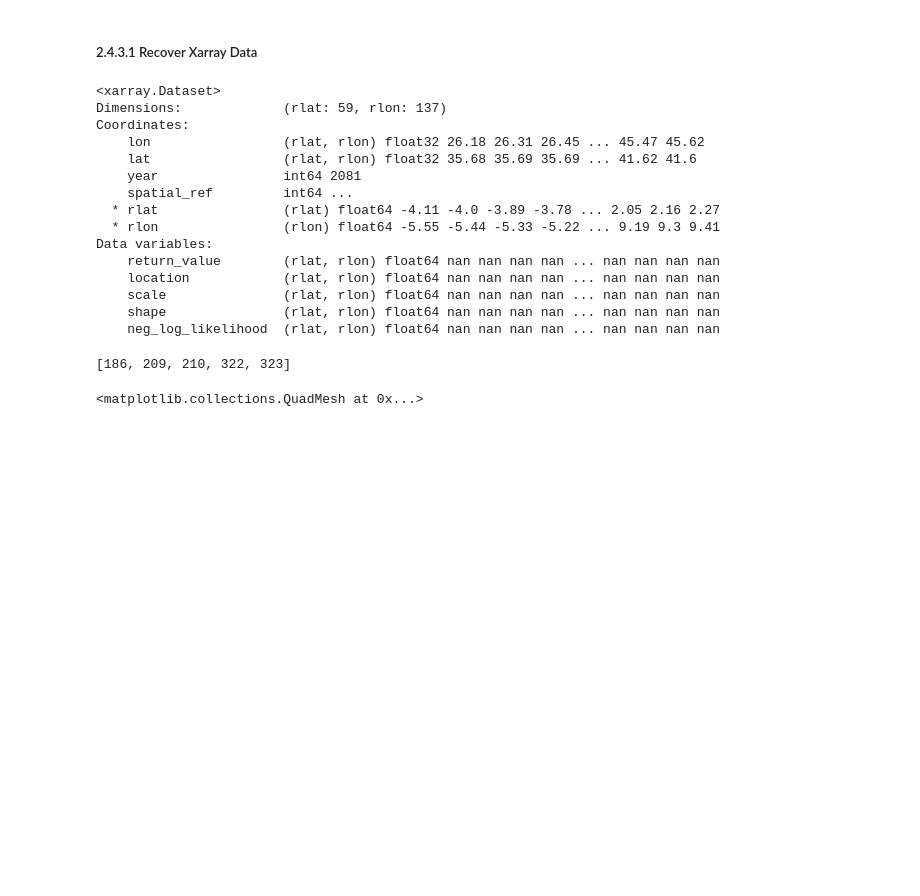
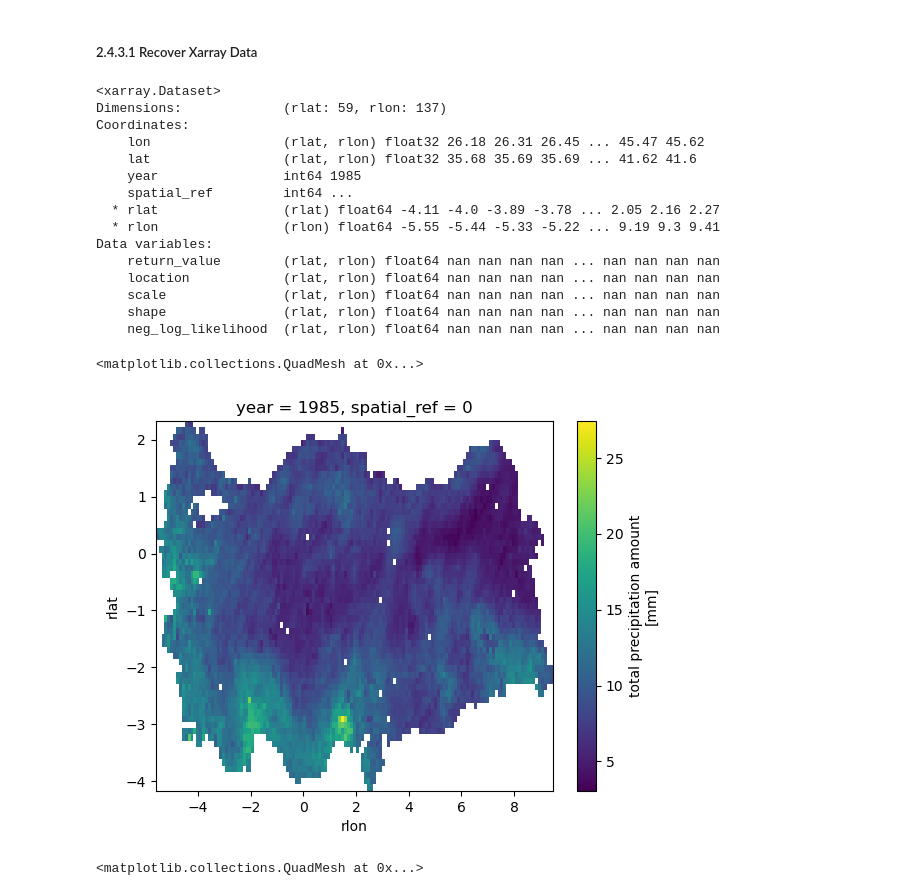
Before and after one commit to donmezkutay/msc-thesis-codes, a Jupyter notebook: BC_gev.ipynb, the cells around one changed output. Saved outputs shown, nothing was run; the diff lists cells and outputs as text; code cells hidden in the pictures; blank space fills up the shorter version.

Commit message:
#nonstationary with 40 years

```diff
--- a/BC_gev.ipynb
+++ b/BC_gev.ipynb
@@ -162,6 +162,7 @@ idx_cosmo = xr.open_dataset(fr"{path_save}/cosmo/BC/BC_{bias_algo}_Tr011_MPI_RF_
 # %%
 # covariate years
 years = idx_cosmo.year.values
+years = np.concatenate((years, np.arange(2006, 2027))) # duplicate for now
 
 # get the attributes in a dict
 indice_attrs = idx_cosmo.attrs
@@ -201,6 +216,8 @@ idx_cosmo.max(dim='year').plot()
 ### 2.3 Prepare Xarray Data to GEV model
 # %%
 dt_test, dt_test_pd, nonan_grids = prepare_xarray_to_gev(idx_cosmo)
+# %%
+dt_test_pd_extend = pd.concat([dt_test_pd*2]*2, ignore_index=True) # Ignores the index
 # %%
 np.shape(dt_test)
 # %% [output]
@@ -395,11 +409,11 @@ def fit_nonstationary_gev_model(data, grid, return_period):
     #return gev_data_reshape
 
     # fit gev model
-    stationary_model = climextremes.fit_gev(y=gev_data_reshape,
+    nonstationary_model = climextremes.fit_gev(y=gev_data_reshape,
                                             x=years,
                                             returnPeriod = return_period,
                                             locationFun = 1,
-                                            scaleFun = 1,
+                                            #scaleFun = 1,
                                             getParams = True,
                                             getFit = True,
                                            #optimArgs = {'method': 'BFGS'},
@@ -407,12 +421,12 @@ def fit_nonstationary_gev_model(data, grid, return_period):
                                            #bootSE = True
                                              )
     location = inverse_transform_gev_data(gev_data_reshape_fit,
-                                          stationary_model['mle'][0])
-    scale = stationary_model['mle'][1]
-    shape = stationary_model['mle'][2]
+                                          nonstationary_model['mle'][0])
+    scale = nonstationary_model['mle'][1]
+    shape = nonstationary_model['mle'][2]
     return_value = inverse_transform_gev_data(gev_data_reshape_fit,
-                                              stationary_model['returnValue'].mean())
-    neg_log_likelihood = stationary_model['nllh'][0]
+                                              nonstationary_model['returnValue'].mean())
+    neg_log_likelihood = nonstationary_model['nllh'][0]
 
     return location, scale, shape, return_value, neg_log_likelihood
 # %%
@@ -422,8 +436,8 @@ def fit_nonstationary_gev_model(data, grid, return_period):
 # introduce parameters
 return_period = 20 # years
 num_param = 5
-num_year = np.shape(dt_test_pd)[0]
-num_grid = np.shape(dt_test_pd)[1]
+num_year = np.shape(dt_test_pd_extend)[0]
+num_grid = np.shape(dt_test_pd_extend)[1]
 
 # in order: location, scale, shape, return_value, neg_log_likelihood
 parameter_array = pd.DataFrame(index = np.arange(num_param),
@@ -435,7 +449,7 @@ for grid in nonan_grids:
 
     # fit stationary gev model
     try:
-        gev = fit_nonstationary_gev_model(dt_test_pd,
+        gev = fit_nonstationary_gev_model(dt_test_pd_extend,
                           grid,
                           return_period,
                          )
@@ -584,7 +598,7 @@ Dimensions:             (rlat: 59, rlon: 137)
 Coordinates:
     lon                 (rlat, rlon) float32 26.18 26.31 26.45 ... 45.47 45.62
     lat                 (rlat, rlon) float32 35.68 35.69 35.69 ... 41.62 41.6
-    year                int64 2081
+    year                int64 1985
     spatial_ref         int64 ...
   * rlat                (rlat) float64 -4.11 -4.0 -3.89 -3.78 ... 2.05 2.16 2.27
   * rlon                (rlon) float64 -5.55 -5.44 -5.33 -5.22 ... 9.19 9.3 9.41
@@ -595,9 +609,11 @@ Data variables:
     shape               (rlat, rlon) float64 nan nan nan nan ... nan nan nan nan
     neg_log_likelihood  (rlat, rlon) float64 nan nan nan nan ... nan nan nan nan
 # %%
-error_array[:5]
+# with 42 data synthetic
+dt_nonstationary_recover_unstack['return_value'].plot()
 # %% [output]
-[186, 209, 210, 322, 323]
+<matplotlib.collections.QuadMesh at 0x...>
+[figure, added]
 # %%
 dt_nonstationary_recover_unstack['return_value'].plot()
 # %% [output]
```
Also changed, not shown: parts of 8 cells of this notebook.
